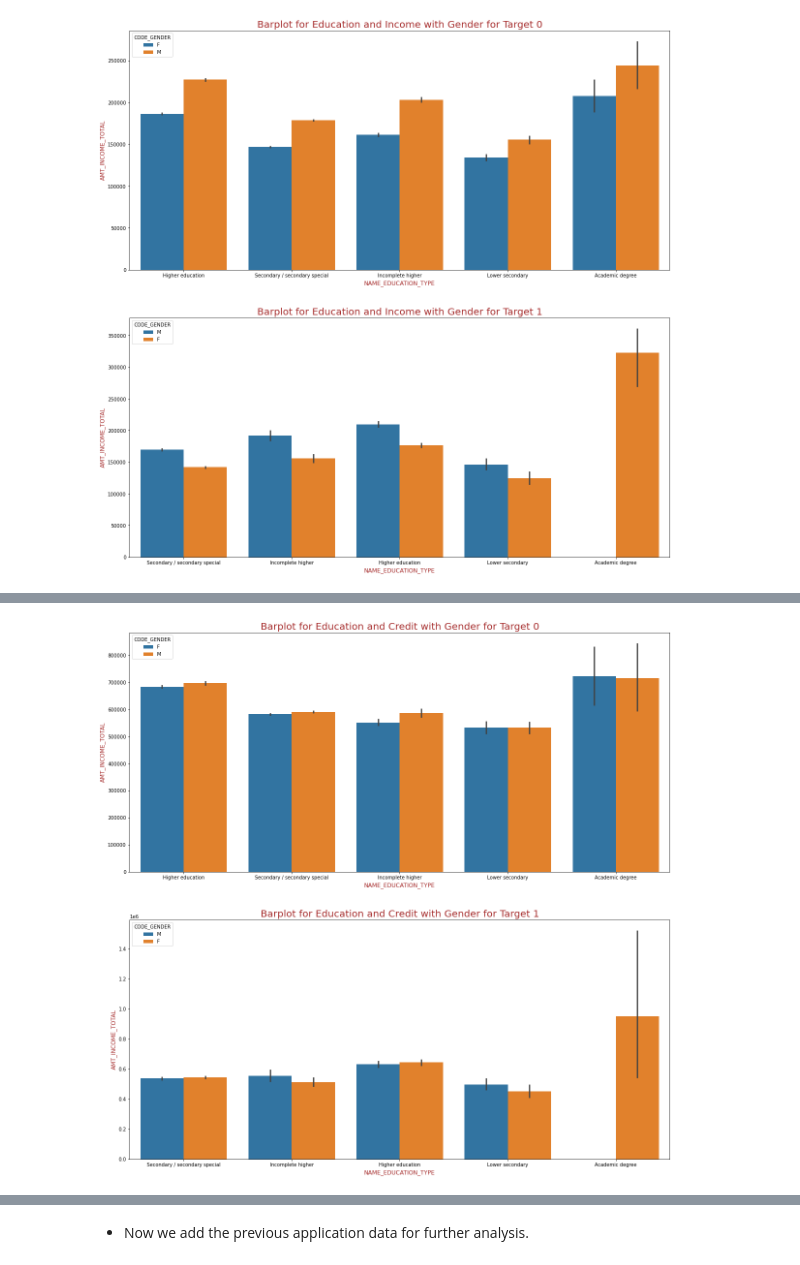
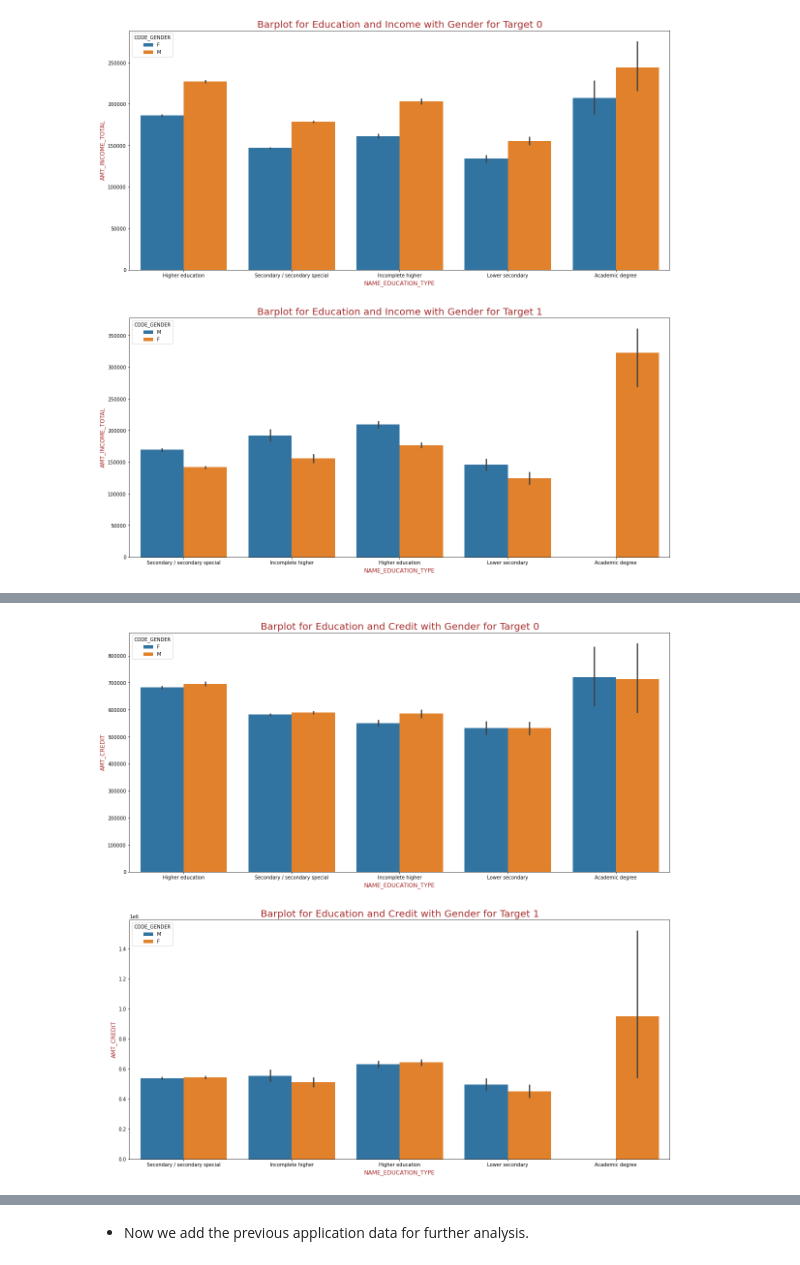
Before and after one commit to Boken19/Case_Studies, a Jupyter notebook: Credit EDA case study/Credit_EDA_case_study.ipynb, the cells around one changed output, grey strips where cells are left out. Saved outputs shown, nothing was run; the diff lists cells and outputs as text; code cells hidden in the pictures.

```diff
--- a/Credit EDA case study/Credit_EDA_case_study.ipynb
+++ b/Credit EDA case study/Credit_EDA_case_study.ipynb
@@ -565,15 +612,16 @@ plt.show()
 # %%
+# barplots for Education Type and Credit Amount with gender for Target variable
 plt.figure(figsize = (20,20))
 plt.subplot(2,1,1)
 sns.barplot(x = 'NAME_EDUCATION_TYPE', y = 'AMT_CREDIT', data = data_0, hue = 'CODE_GENDER' )
 plt.title('Barplot for Education and Credit with Gender for Target 0', fontdict={'fontsize': 20, 'fontweight' : 5, 'color' : 'Brown'})
 plt.xlabel('NAME_EDUCATION_TYPE', fontdict={'fontsize': 12, 'fontweight' : 5, 'color' : 'Brown'})
-plt.ylabel('AMT_INCOME_TOTAL', fontdict={'fontsize': 12, 'fontweight' : 5, 'color' : 'Brown'})
+plt.ylabel('AMT_CREDIT', fontdict={'fontsize': 12, 'fontweight' : 5, 'color' : 'Brown'})
 plt.subplot(2,1,2)
 sns.barplot(x = 'NAME_EDUCATION_TYPE', y = 'AMT_CREDIT', data = data_1, hue = 'CODE_GENDER')
 plt.title('Barplot for Education and Credit with Gender for Target 1', fontdict={'fontsize': 20, 'fontweight' : 5, 'color' : 'Brown'})
 plt.xlabel('NAME_EDUCATION_TYPE', fontdict={'fontsize': 12, 'fontweight' : 5, 'color' : 'Brown'})
-plt.ylabel('AMT_INCOME_TOTAL', fontdict={'fontsize': 12, 'fontweight' : 5, 'color' : 'Brown'})
+plt.ylabel('AMT_CREDIT', fontdict={'fontsize': 12, 'fontweight' : 5, 'color' : 'Brown'})
 plt.show()
 # %% [output]
-[figure, old version]
+[figure, new version]
```
Also changed, not shown: parts of 53 cells of this notebook, 2 other files.
